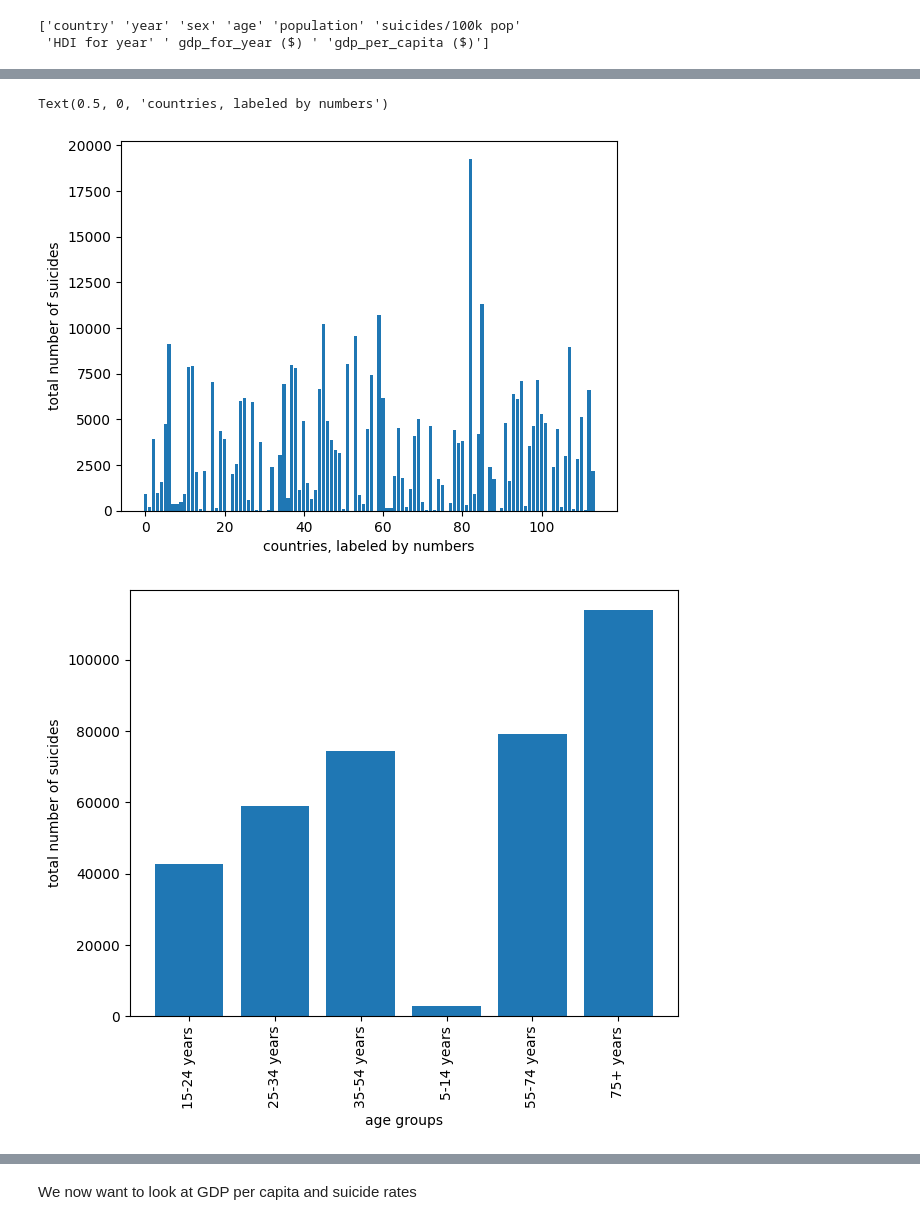
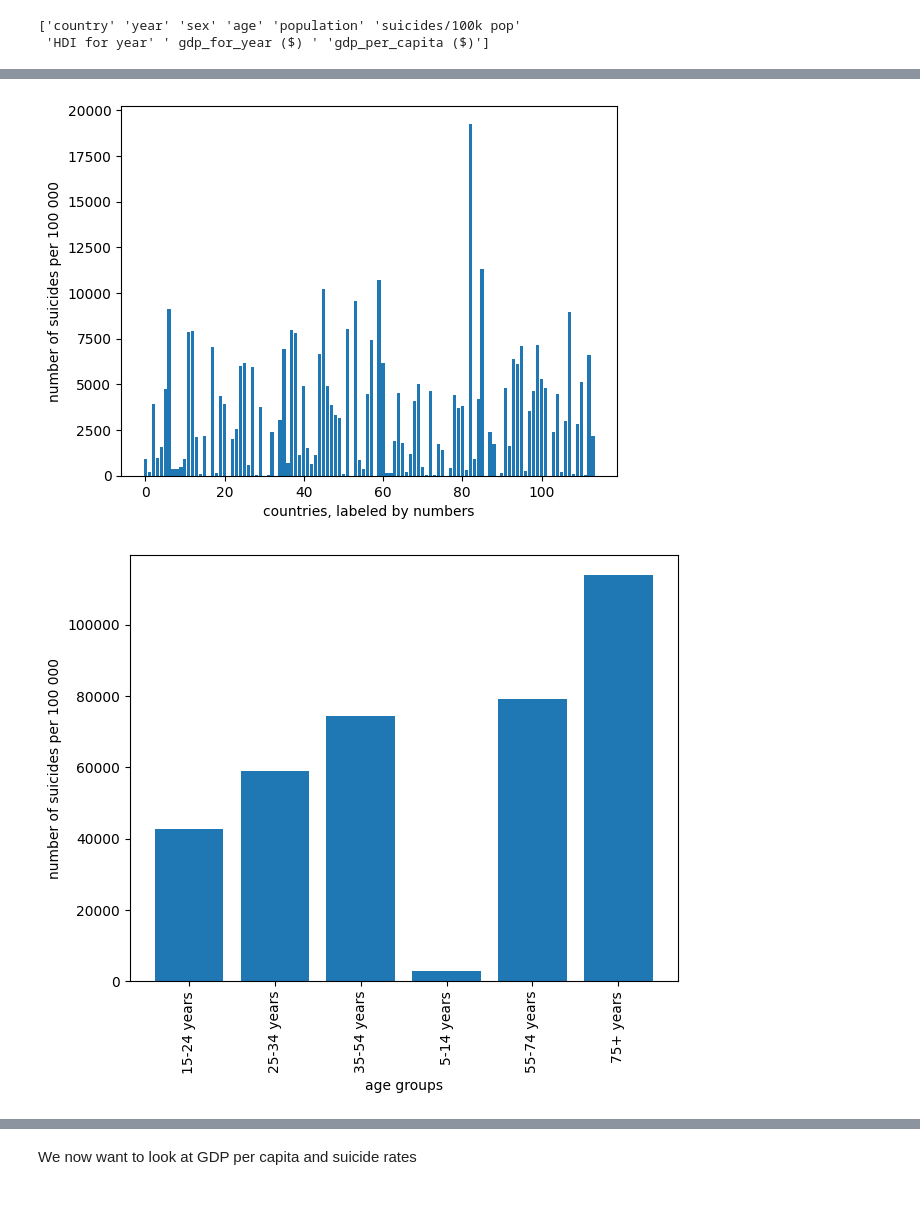
Before and after one commit to erlend1202/FYS-STK4155_ExtraProject, a Jupyter notebook: src/main.ipynb, the cells around one changed output, grey strips where cells are left out. Drawn from its saved outputs; the diff is of its cells as text; code cells hidden in the pictures.

Commit message:
done with code and figures

```diff
--- a/src/main.ipynb
+++ b/src/main.ipynb
@@ -362,20 +371,21 @@ plt.show()
 # %%
 plt.bar(range(len(lookupTable[0])), deaths_countries.values())
-plt.ylabel("total number of suicides")
+plt.ylabel("number of suicides per 100 000")
 plt.xlabel("countries, labeled by numbers")
+plt.savefig("../figures/COUNTRIES_SUICIDES.png",bbox_inches='tight')
 # %% [output]
-Text(0.5, 0, 'countries, labeled by numbers')
-[figure, old version]
+[figure, new version]
 # %%
 plt.bar(lookupTable[3], deaths_age.values())
 plt.gcf()
 plt.tight_layout()
-plt.ylabel("total number of suicides")
+plt.ylabel("number of suicides per 100 000")
 plt.xlabel("age groups")
 plt.xticks(rotation='vertical')
+plt.savefig("../figures/AGE_DEATHS.png",bbox_inches='tight')
 plt.show()
 # %% [output]
-[figure, old version]
+[figure, new version]
 # %%
 plt.bar(lookupTable[2], deaths_genders.values())
 plt.gcf()
```
Also changed, not shown: parts of 19 cells of this notebook, 12 other files.
